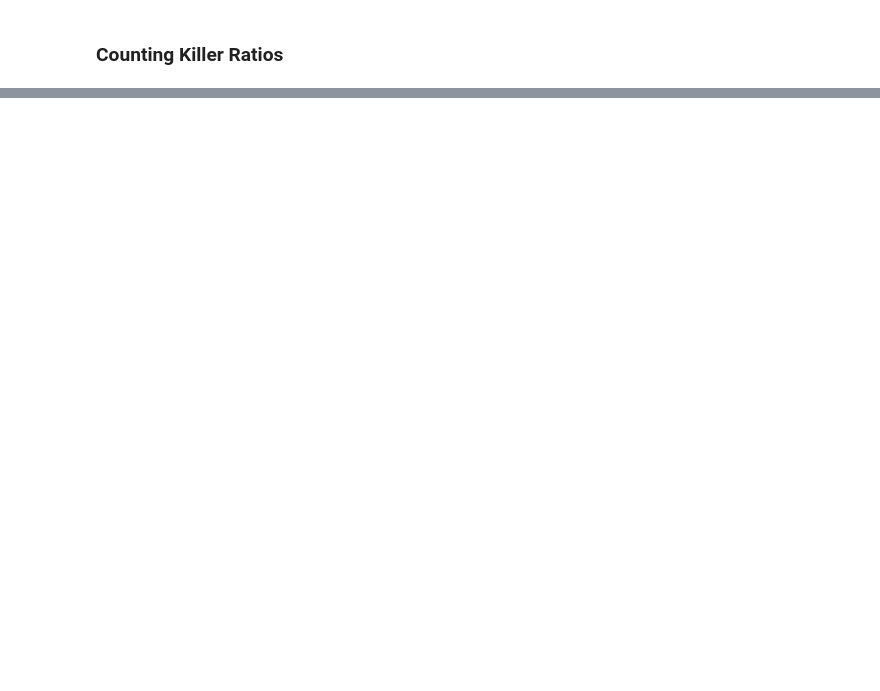
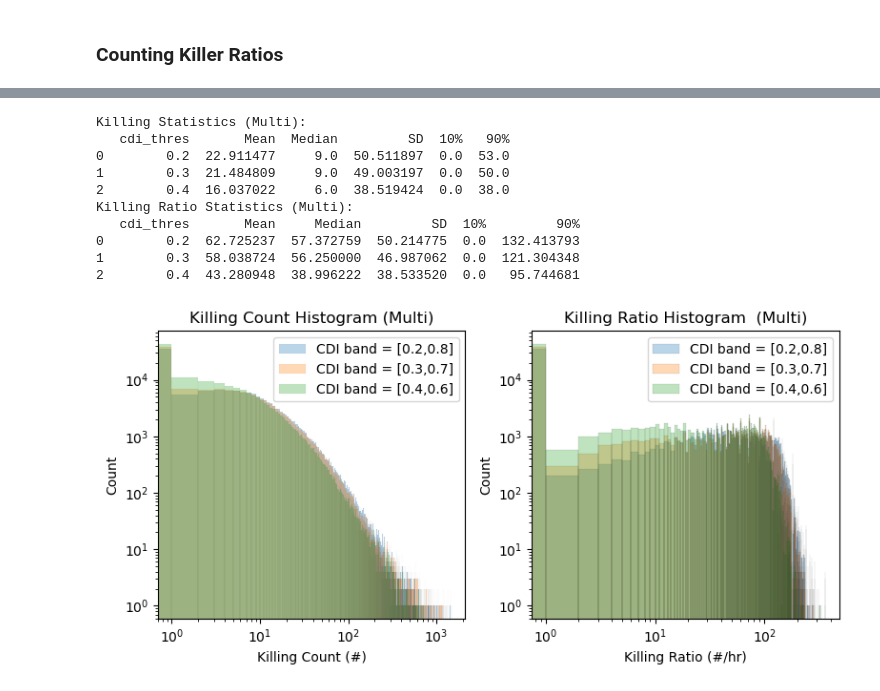
Before and after one commit to bpi-oxford/Cytotoxicity-Pipeline, a Jupyter notebook: notebooks/example_13.ipynb, the cells around one changed output, grey strips where cells are left out. Drawn from its saved outputs; the diff is of its cells as text; code cells hidden in the pictures; blank space fills up the shorter version.

```diff
--- a/notebooks/example_13.ipynb
+++ b/notebooks/example_13.ipynb
@@ -440,0 +673,80 @@ Killing Ratio Statistics:
+# %%
+fig, axs = plt.subplots(1,2,figsize=(8,4))
+
+killing_stats_multi = {
+    "cdi_thres": [],
+    "Mean": [],
+    "Median": [],
+    "SD":[],
+    "10%": [],
+    "90%": []
+}
+
+killing_ratio_stats_multi = {
+    "cdi_thres": [],
+    "Mean": [],
+    "Median": [],
+    "SD":[],
+    "10%": [],
+    "90%": []
+}
+
+for i in tqdm(range(2,5,1)):
+    cdi_thres = 0.1*i
+
+    kill_count = tcell_with_multi_kill[cdi_thres].groupby("track_id")["kill"].sum()
+    track_len = tcell_with_multi_kill[cdi_thres].groupby("track_id")["kill"].count()
+    kill_ratio = kill_count/(track_len*10/3600)
+    # axs.axvline(np.median(kill_count),c="k",label="Median")
+    sns.histplot(kill_count,binwidth=1,label="CDI band = [{:.1f},{:.1f}]".format(cdi_thres,1-cdi_thres),alpha=0.3, ax=axs[0])
+    sns.histplot(kill_ratio,binwidth=1,label="CDI band = [{:.1f},{:.1f}]".format(cdi_thres,1-cdi_thres),alpha=0.3, ax=axs[1])
+
+    killing_stats_multi["cdi_thres"].append(cdi_thres)
+    killing_stats_multi["Mean"].append(np.mean(kill_count))
+    killing_stats_multi["Median"].append(np.median(kill_count))
+    killing_stats_multi["SD"].append(np.std(kill_count))
+    killing_stats_multi["10%"].append(np.percentile(kill_count,10))
+    killing_stats_multi["90%"].append(np.percentile(kill_count,90))
+
+    killing_ratio_stats_multi["cdi_thres"].append(cdi_thres)
+    killing_ratio_stats_multi["Mean"].append(np.mean(kill_ratio))
+    killing_ratio_stats_multi["Median"].append(np.median(kill_ratio))
+    killing_ratio_stats_multi["SD"].append(np.std(kill_ratio))
+    killing_ratio_stats_multi["10%"].append(np.percentile(kill_ratio,10))
+    killing_ratio_stats_multi["90%"].append(np.percentile(kill_ratio,90))
+
+axs[0].set_title("Killing Count Histogram (Multi)")
+axs[0].set_xlabel("Killing Count (#)")
+axs[0].set_ylabel("Count")
+axs[0].set_yscale("log")
+axs[0].set_xscale("log")
+axs[0].legend()
+
+axs[1].set_title("Killing Ratio Histogram  (Multi)")
+axs[1].set_xlabel("Killing Ratio (#/hr)")
+axs[1].set_ylabel("Count")
+axs[1].set_yscale("log")
+axs[1].set_xscale("log")
+axs[1].legend()
+
+plt.tight_layout()
+
+killing_stats_multi = pd.DataFrame.from_dict(killing_stats_multi)
+print("Killing Statistics (Multi):")
+print(killing_stats_multi)
+
+killing_ratio_stats_multi = pd.DataFrame.from_dict(killing_ratio_stats_multi)
+print("Killing Ratio Statistics (Multi):")
+print(killing_ratio_stats_multi)
+# %% [output]
+Killing Statistics (Multi):
+   cdi_thres       Mean  Median         SD  10%   90%
+0        0.2  22.911477     9.0  50.511897  0.0  53.0
+1        0.3  21.484809     9.0  49.003197  0.0  50.0
+2        0.4  16.037022     6.0  38.519424  0.0  38.0
+Killing Ratio Statistics (Multi):
+   cdi_thres       Mean     Median         SD  10%         90%
+0        0.2  62.725237  57.372759  50.214775  0.0  132.413793
+1        0.3  58.038724  56.250000  46.987062  0.0  121.304348
+2        0.4  43.280948  38.996222  38.533520  0.0   95.744681
+[figure, added]
```
Also changed, not shown: parts of 17 cells of this notebook.
